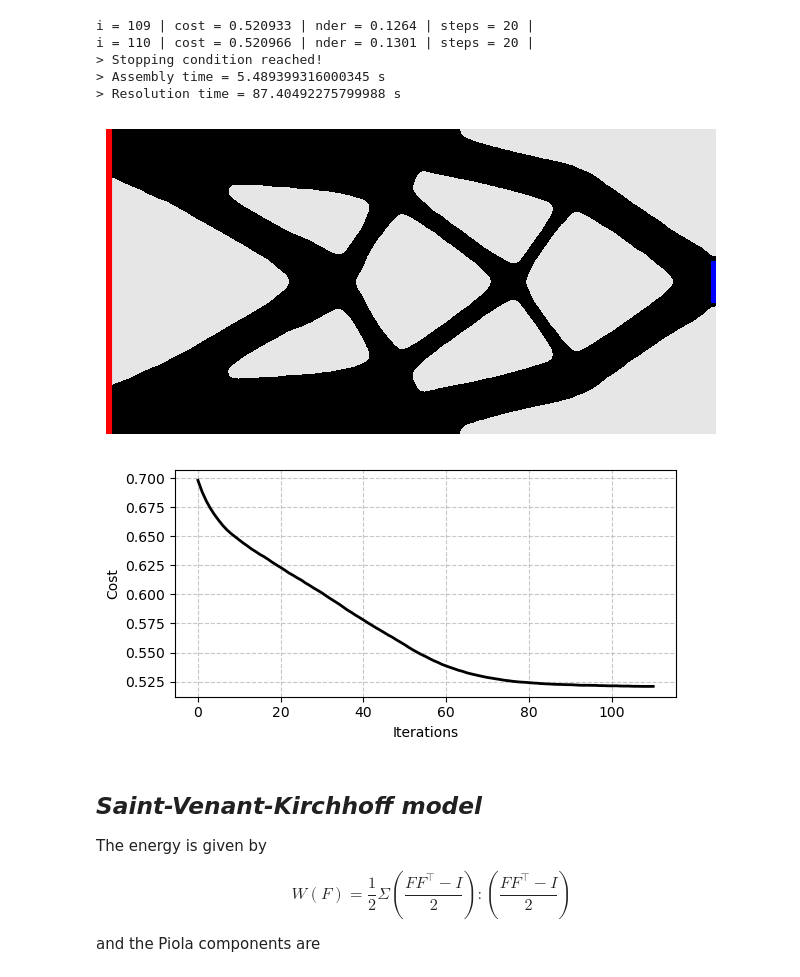
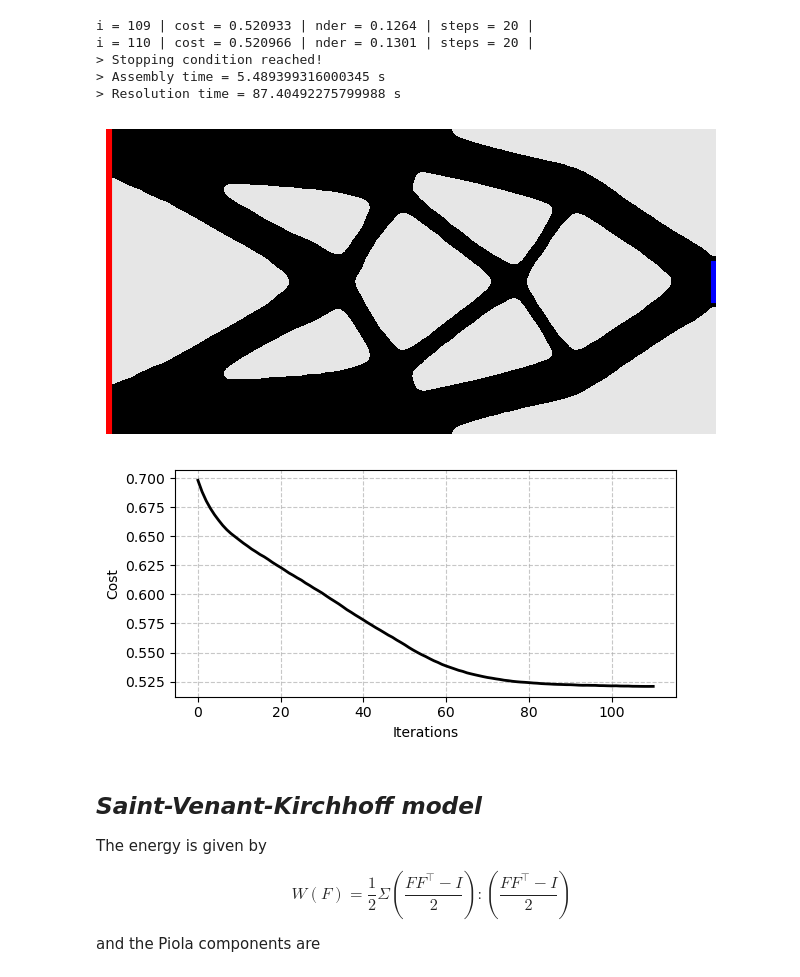
Before and after one commit to PhiFEM/phiFEM_FormOpt, a Jupyter notebook: code/Elasticity.ipynb, the cells around one changed output. Saved outputs shown, nothing was run; the diff lists cells and outputs as text; code cells hidden in the pictures.

```diff
--- a/code/Elasticity.ipynb
+++ b/code/Elasticity.ipynb
@@ -115,13 +115,13 @@ i = 110 | cost = 0.520966 | nder = 0.1301 | steps = 20 |
 # %%
 test_path = Path("../results/t101/")
 plot_results_for_doc(
-    test_path, 101, [[0, 2], [0, 1]], 8, None, boundaries
+    test_path, 110, [[0, 2], [0, 1]], 8, None, boundaries
 )
 plot_cost(
     np.load("../results/t101/data.npz")["cost"], figsize=(6.0, 3.0)
 )
 # %% [output]
-[figure, old version]
+[figure, new version]
 [figure]
 # %% [markdown]
 ## *Saint-Venant-Kirchhoff model*
```
Also changed, not shown: parts of 7 cells of this notebook, 7 other files.
